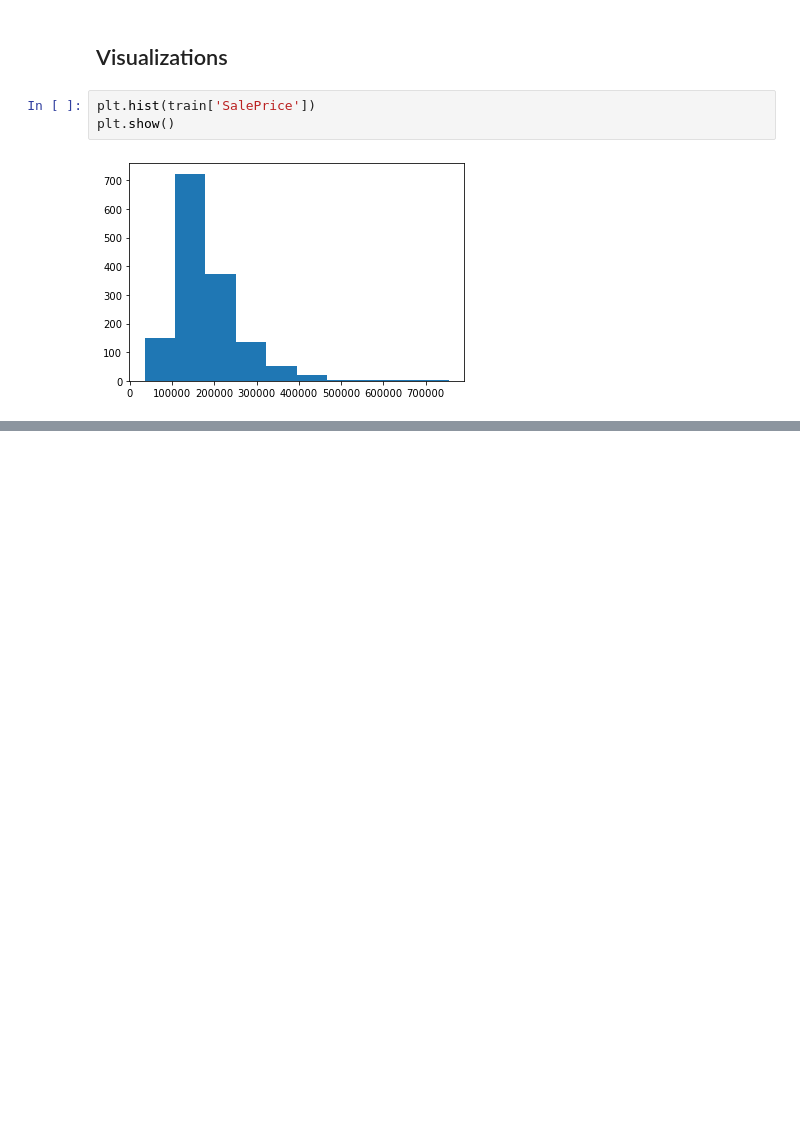
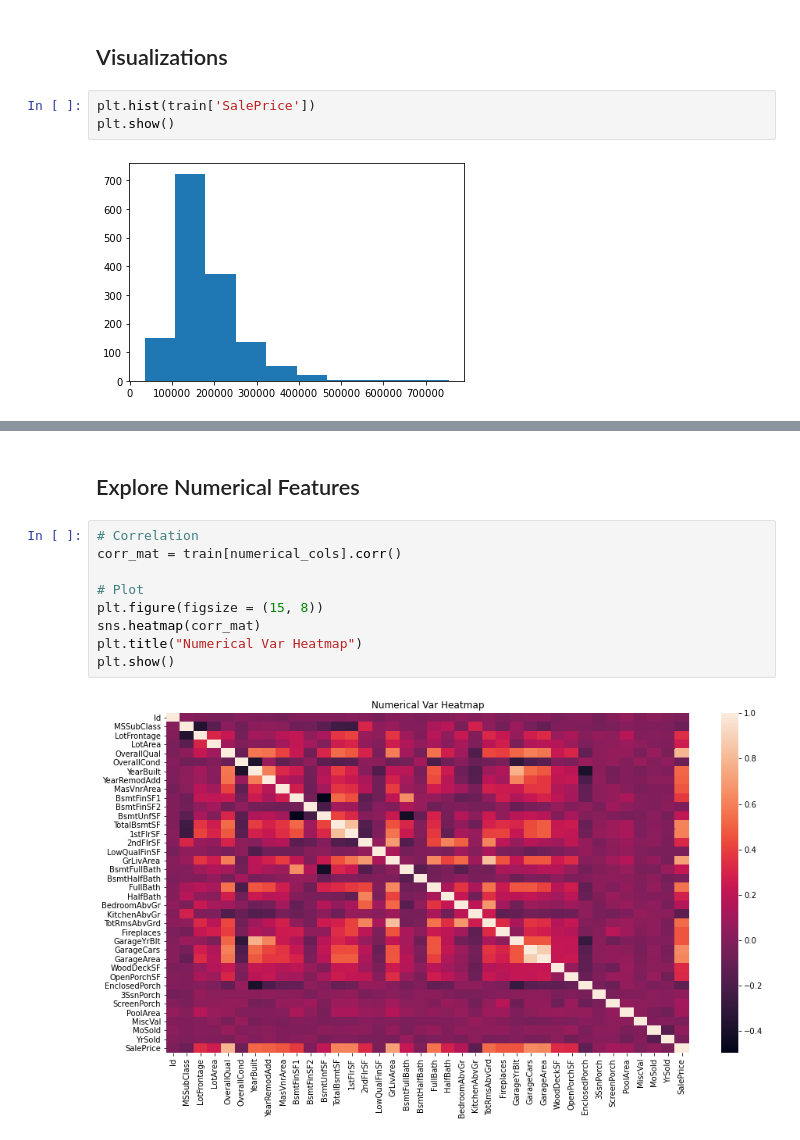
Before and after one commit to brianellis1997/House_Prices, a Jupyter notebook: EDA.ipynb, the cells around one changed output, grey strips where cells are left out. Drawn from its saved outputs; the diff is of its cells as text; blank space fills up the shorter version.

Commit message:
Beginning numerical feature analysis

```diff
--- a/EDA.ipynb
+++ b/EDA.ipynb
@@ -243,0 +269,13 @@ plt.show()
+# %% [markdown]
+## Explore Numerical Features
+# %%
+# Correlation
+corr_mat = train[numerical_cols].corr()
+
+# Plot
+plt.figure(figsize = (15, 8))
+sns.heatmap(corr_mat)
+plt.title("Numerical Var Heatmap")
+plt.show()
+# %% [output]
+[figure, added]
```
Also changed, not shown: parts of 3 cells of this notebook.
